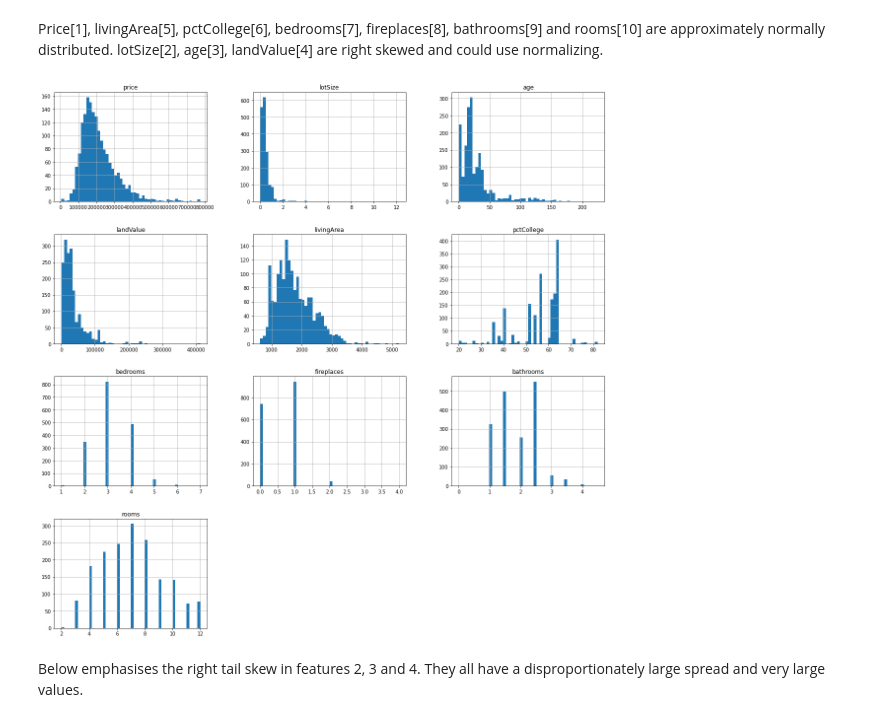
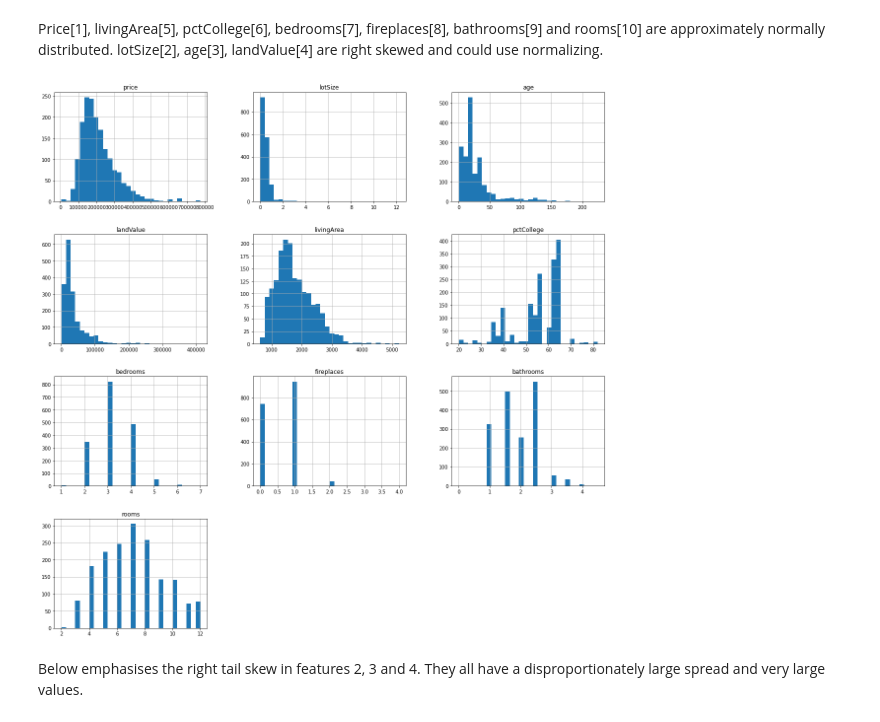
Before and after one commit to jaydenhooper/Predict-House-Prices, a Jupyter notebook: Assignment 1.ipynb, the cells around one changed output. Drawn from its saved outputs; the diff is of its cells as text; code cells hidden in the pictures.

```diff
--- a/Assignment 1.ipynb
+++ b/Assignment 1.ipynb
@@ -63,11 +64,11 @@ memory usage: 216.1+ KB
 Price[1], livingArea[5], pctCollege[6], bedrooms[7], fireplaces[8], bathrooms[9] and rooms[10] are approximately normally distributed.
 lotSize[2], age[3], landValue[4] are right skewed and could use normalizing.
 # %%
-houses.hist(bins = 50, figsize = (20,20))
+houses.hist(bins = 30, figsize = (20,20))
 fig = plt.gcf()
 fig.savefig('hist.pdf', bbox_inches = 'tight')
 # %% [output]
-[figure, old version]
+[figure, new version]
 # %% [markdown]
 Below emphasises the right tail skew in features 2, 3 and 4. They all have a disproportionately large spread and very large values.
 # %%
```
Also changed, not shown: parts of 5 cells of this notebook, 1 other file.
